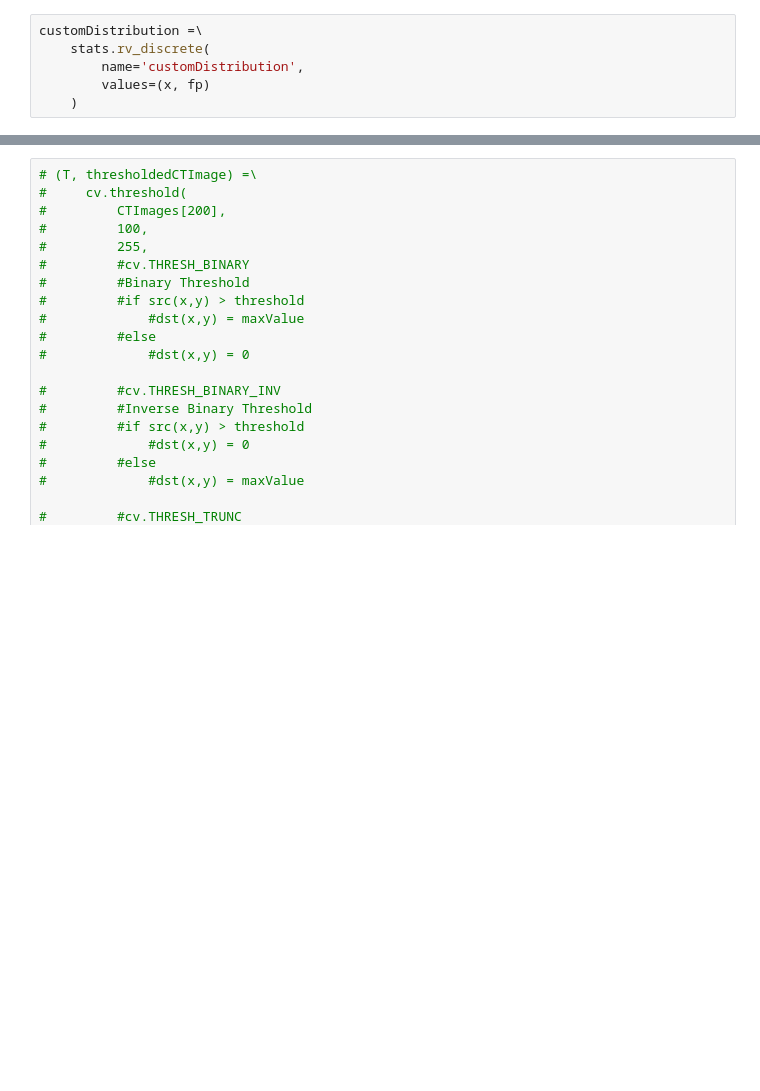
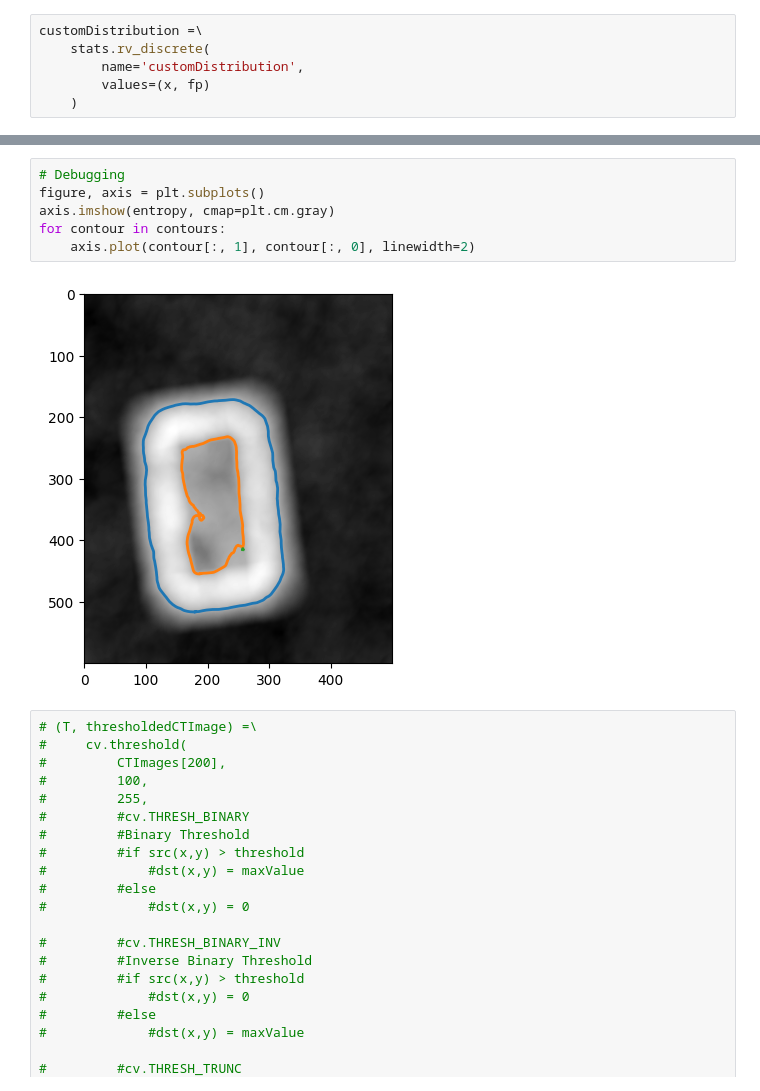
Before and after one commit to AlexGubkin/forInterview, a Jupyter notebook: rockProcessing/rockProcessing.ipynb, the cells around one changed output, grey strips where cells are left out. Drawn from its saved outputs; the diff is of its cells as text; blank space fills up the shorter version.

```diff
--- a/rockProcessing/rockProcessing.ipynb
+++ b/rockProcessing/rockProcessing.ipynb
@@ -99,3 +149,11 @@ customDistribution.interval(0.95)
+# %%
+# Debugging
+figure, axis = plt.subplots()
+axis.imshow(entropy, cmap=plt.cm.gray)
+for contour in contours:
+    axis.plot(contour[:, 1], contour[:, 0], linewidth=2)
+# %% [output]
+[figure, added]
 # %%
 # (T, thresholdedCTImage) =\
 #     cv.threshold(
```
Also changed, not shown: parts of 27 cells of this notebook.
